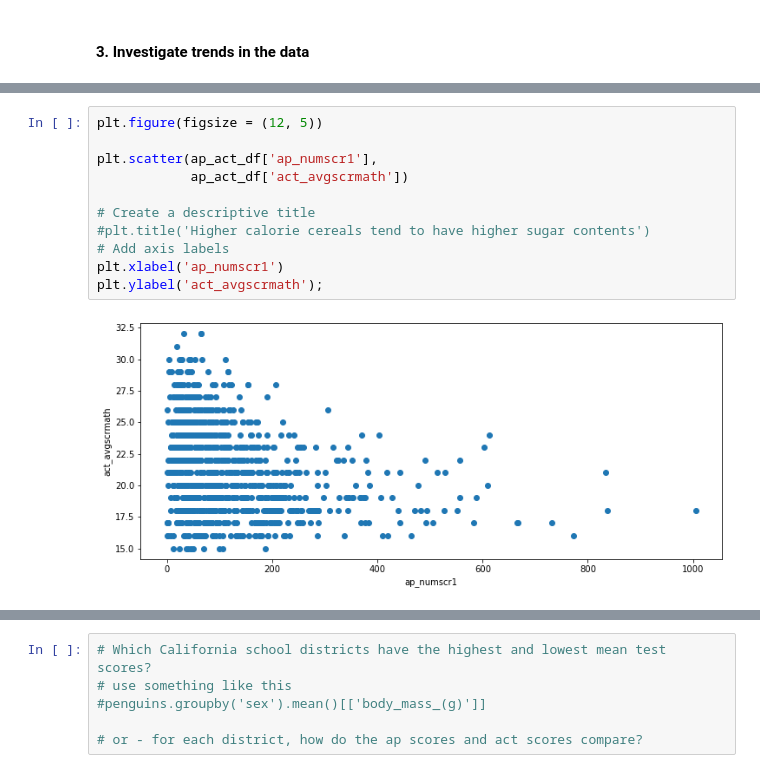
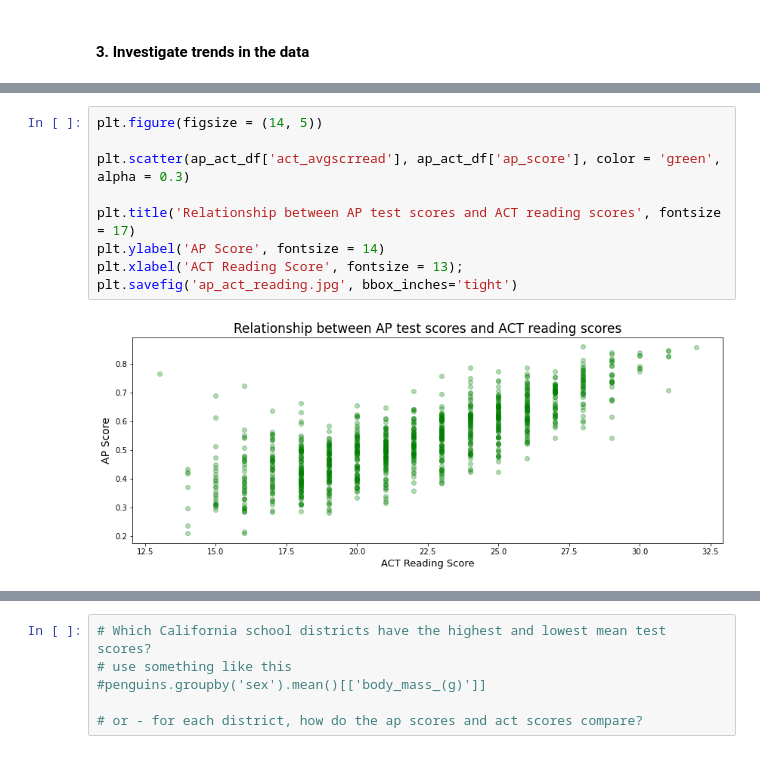
Before and after one commit to Jgates62/ap_act_performance_analysis, a Jupyter notebook: code/jg_project_code.ipynb, the cells around one changed output, grey strips where cells are left out. Drawn from its saved outputs; the diff is of its cells as text.

```diff
--- a/code/jg_project_code.ipynb
+++ b/code/jg_project_code.ipynb
@@ -779,13 +788,11 @@ plt.ylabel('act_avgscrmath');
-# %%
-plt.figure(figsize = (12, 5))
-
-plt.scatter(ap_act_df['ap_numscr1'],
-            ap_act_df['act_avgscrmath'])
-
-# Create a descriptive title
-#plt.title('Higher calorie cereals tend to have higher sugar contents')
-# Add axis labels
-plt.xlabel('ap_numscr1')
-plt.ylabel('act_avgscrmath');
-# %% [output]
-[figure, removed]
+# %%
+plt.figure(figsize = (14, 5))
+
+plt.scatter(ap_act_df['act_avgscrread'], ap_act_df['ap_score'], color = 'green', alpha = 0.3)
+
+plt.title('Relationship between AP test scores and ACT reading scores', fontsize = 17)
+plt.ylabel('AP Score', fontsize = 14)
+plt.xlabel('ACT Reading Score', fontsize = 13);
+plt.savefig('ap_act_reading.jpg', bbox_inches='tight')
+# %% [output]
+[figure, added]
```
Also changed, not shown: parts of 24 cells of this notebook, 8 other files.
